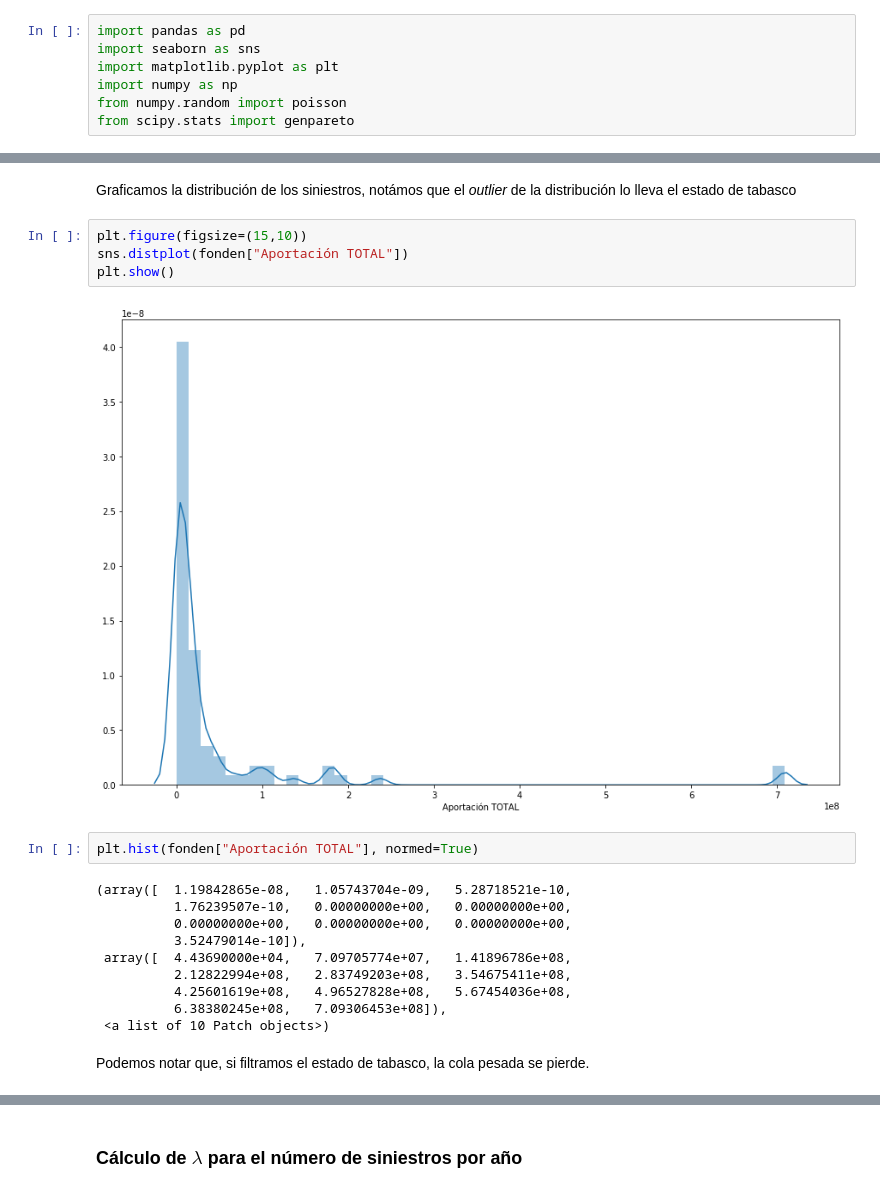
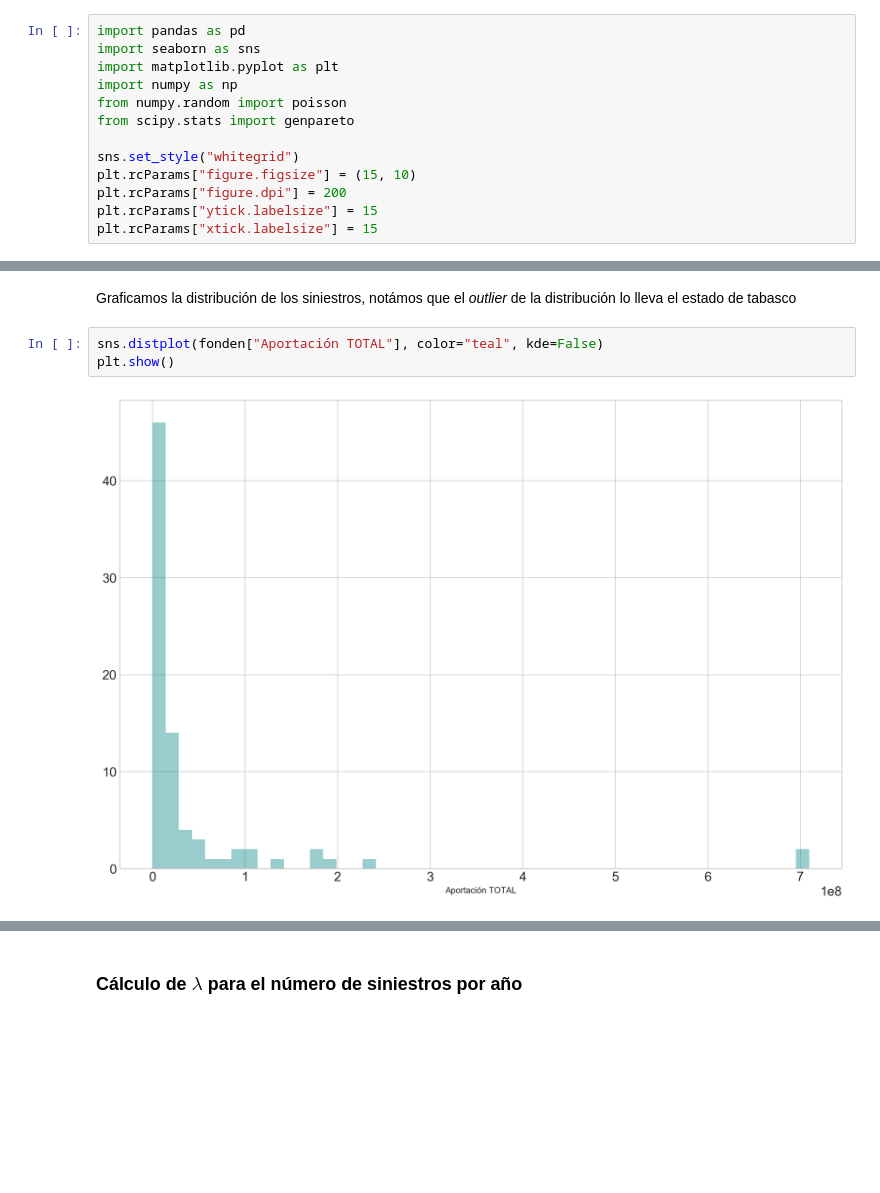
Before and after one commit to gerdm/machine_learning, a Jupyter notebook: analyses/Analysis_siniestros.ipynb, the cells around one changed output, grey strips where cells are left out. Cells and saved outputs as stored; diff of their text form; blank space fills up the shorter version.

```diff
--- a/analyses/Analysis_siniestros.ipynb
+++ b/analyses/Analysis_siniestros.ipynb
@@ -5,6 +5,12 @@ import matplotlib.pyplot as plt
 import numpy as np
 from numpy.random import poisson
 from scipy.stats import genpareto
+
+sns.set_style("whitegrid")
+plt.rcParams["figure.figsize"] = (15, 10)
+plt.rcParams["figure.dpi"] = 200
+plt.rcParams["ytick.labelsize"] = 15
+plt.rcParams["xtick.labelsize"] = 15
 # %%
 fonden = pd.read_excel("data/FONDEN.xlsx")
 fonden.dropna(axis=0, subset=["Estado"], inplace=True)
@@ -21,22 +35,7 @@ plt.show()
 # %% [markdown]
 Graficamos la distribución de los siniestros, notámos que el *outlier* de la distribución lo lleva el estado de tabasco
 # %%
-plt.figure(figsize=(15,10))
-sns.distplot(fonden["Aportación TOTAL"])
+sns.distplot(fonden["Aportación TOTAL"], color="teal", kde=False)
 plt.show()
 # %% [output]
-[figure, old version]
+[figure, new version]
-# %%
-plt.hist(fonden["Aportación TOTAL"], normed=True)
-# %% [output]
-(array([  1.19842865e-08,   1.05743704e-09,   5.28718521e-10,
-          1.76239507e-10,   0.00000000e+00,   0.00000000e+00,
-          0.00000000e+00,   0.00000000e+00,   0.00000000e+00,
-          3.52479014e-10]),
- array([  4.43690000e+04,   7.09705774e+07,   1.41896786e+08,
-          2.12822994e+08,   2.83749203e+08,   3.54675411e+08,
-          4.25601619e+08,   4.96527828e+08,   5.67454036e+08,
-          6.38380245e+08,   7.09306453e+08]),
- <a list of 10 Patch objects>)
-# %% [markdown]
-Podemos notar que, si filtramos el estado de tabasco, la cola pesada se pierde.
```
Also changed, not shown: parts of 13 cells of this notebook, 1 other file.
